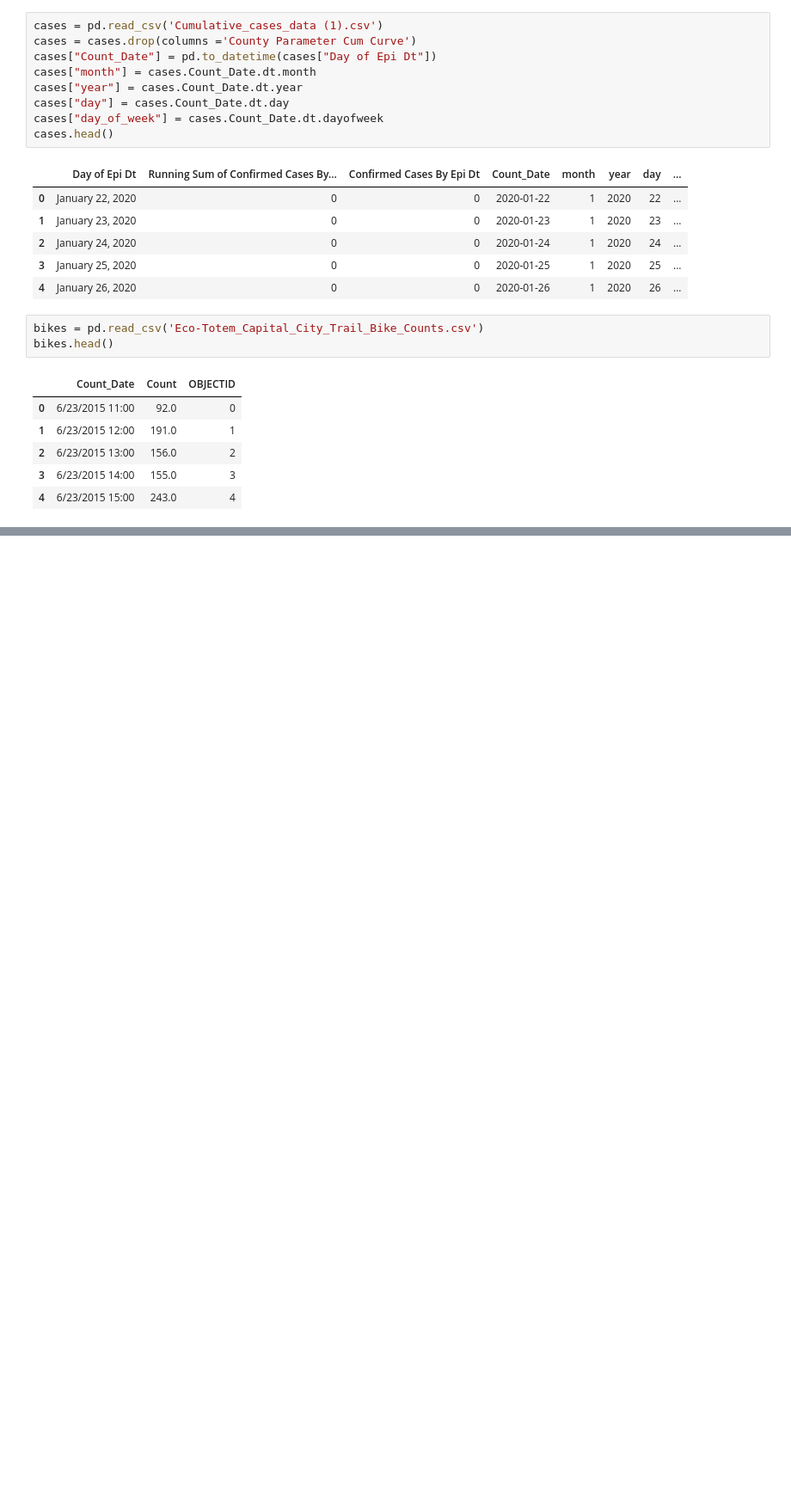
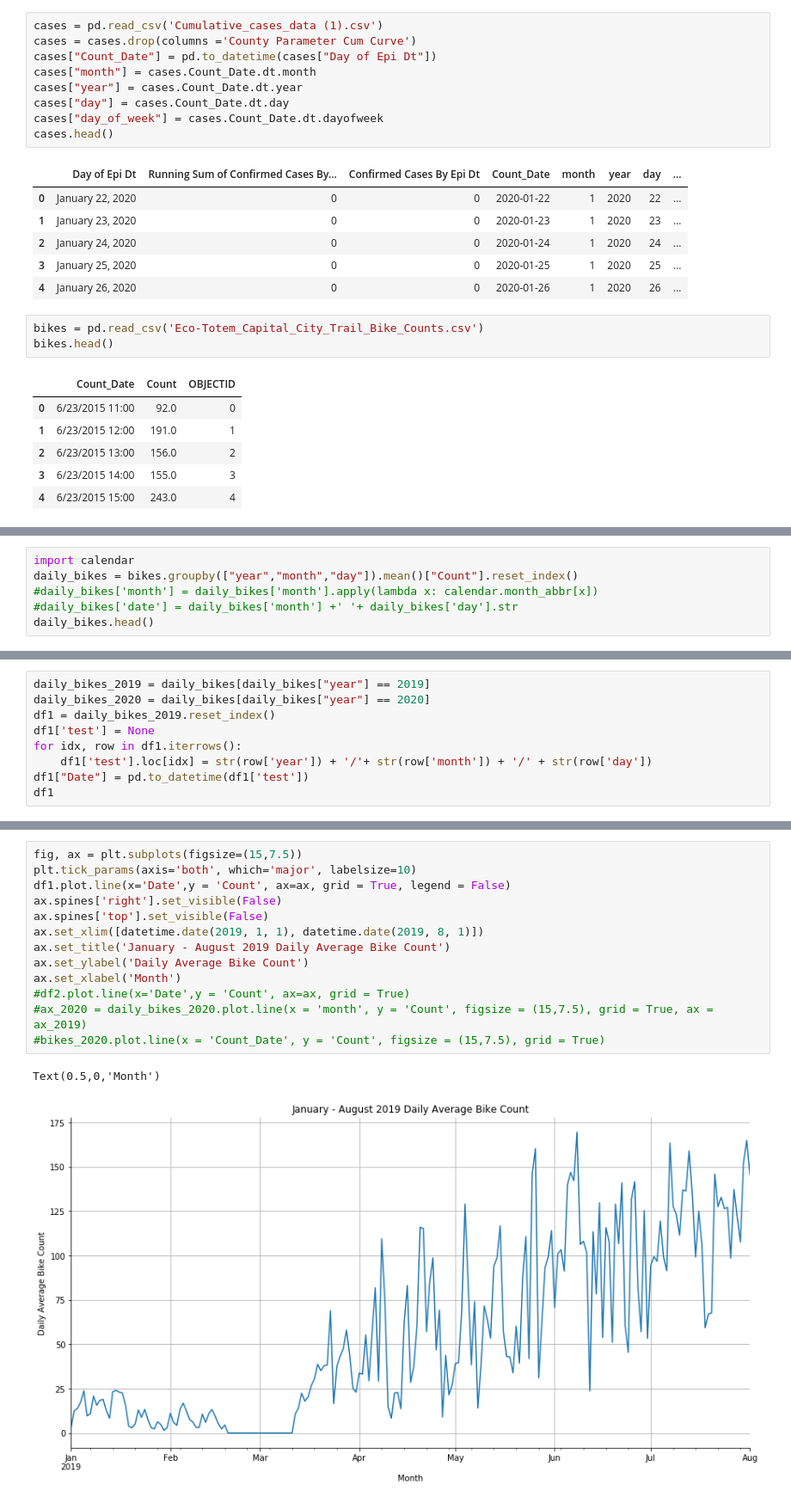
Before and after one commit to hchen549/CS638_2020F, a Jupyter notebook: Bikes and Covid-19.ipynb, the cells around one changed output, grey strips where cells are left out. Shown at 86% size. Saved outputs shown, nothing was run; the diff lists cells and outputs as text; blank space fills up the shorter version.

```diff
--- a/Bikes and Covid-19.ipynb
+++ b/Bikes and Covid-19.ipynb
@@ -91,0 +79,6 @@ bikes_2020.plot.line(x = 'Count_Date', y = 'Count', figsize = (15,7.5), grid = T
+# %%
+import calendar
+daily_bikes = bikes.groupby(["year","month","day"]).mean()["Count"].reset_index()
+#daily_bikes['month'] = daily_bikes['month'].apply(lambda x: calendar.month_abbr[x])
+#daily_bikes['date'] = daily_bikes['month'] +' '+ daily_bikes['day'].str
+daily_bikes.head()
@@ -91,0 +92,9 @@ bikes_2020.plot.line(x = 'Count_Date', y = 'Count', figsize = (15,7.5), grid = T
+# %%
+daily_bikes_2019 = daily_bikes[daily_bikes["year"] == 2019]
+daily_bikes_2020 = daily_bikes[daily_bikes["year"] == 2020]
+df1 = daily_bikes_2019.reset_index()
+df1['test'] = None
+for idx, row in df1.iterrows():
+    df1['test'].loc[idx] = str(row['year']) + '/'+ str(row['month']) + '/' + str(row['day'])
+df1["Date"] = pd.to_datetime(df1['test'])
+df1
@@ -91,0 +135,16 @@ bikes_2020.plot.line(x = 'Count_Date', y = 'Count', figsize = (15,7.5), grid = T
+# %%
+fig, ax = plt.subplots(figsize=(15,7.5))
+plt.tick_params(axis='both', which='major', labelsize=10)
+df1.plot.line(x='Date',y = 'Count', ax=ax, grid = True, legend = False)
+ax.spines['right'].set_visible(False)
+ax.spines['top'].set_visible(False)
+ax.set_xlim([datetime.date(2019, 1, 1), datetime.date(2019, 8, 1)])
+ax.set_title('January - August 2019 Daily Average Bike Count')
+ax.set_ylabel('Daily Average Bike Count')
+ax.set_xlabel('Month')
+#df2.plot.line(x='Date',y = 'Count', ax=ax, grid = True)
+#ax_2020 = daily_bikes_2020.plot.line(x = 'month', y = 'Count', figsize = (15,7.5), grid = True, ax = ax_2019)
+#bikes_2020.plot.line(x = 'Count_Date', y = 'Count', figsize = (15,7.5), grid = True)
+# %% [output]
+Text(0.5,0,'Month')
+[figure, added]
```
Also changed, not shown: parts of 15 cells of this notebook.
